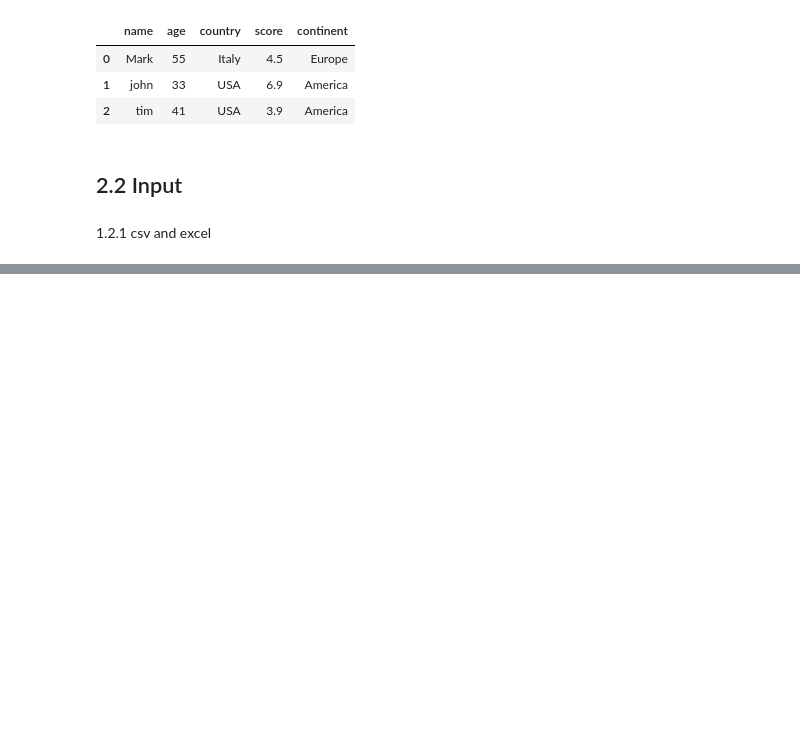
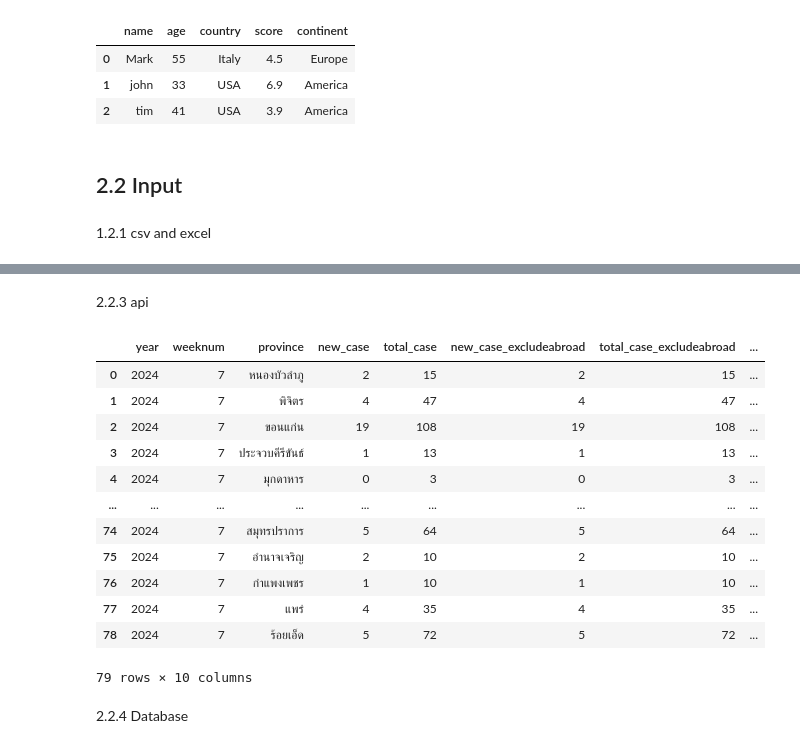
Before and after one commit to NMB-MIC/python_office_2025_02_13, a Jupyter notebook: src/02_pandas.ipynb, the cells around one changed output, grey strips where cells are left out. Saved outputs shown, nothing was run; the diff lists cells and outputs as text; code cells hidden in the pictures; blank space fills up the shorter version.

```diff
--- a/src/02_pandas.ipynb
+++ b/src/02_pandas.ipynb
@@ -49,0 +196,29 @@ df = pd.read_csv()
+# %% [markdown]
+2.2.3 api
+# %%
+#!pip install requests
+import requests
+
+url = "https://covid19.ddc.moph.go.th/api/Cases/today-cases-by-provinces"
+res = requests.get(url,headers={"User-Agent" : "Mozilla/5.0"})
+data = res.json()
+#print(data)
+
+df =pd.DataFrame.from_dict(data)
+df
+# %% [output]
+|  | year | weeknum | province | new_case | total_case | new_case_excludeabroad | total_case_excludeabroad | ... |
+| 0 | 2024 | 7 | หนองบัวลำภู | 2 | 15 | 2 | 15 | ... |
+| 1 | 2024 | 7 | พิจิตร | 4 | 47 | 4 | 47 | ... |
+| 2 | 2024 | 7 | ขอนแก่น | 19 | 108 | 19 | 108 | ... |
+| 3 | 2024 | 7 | ประจวบคีรีขันธ์ | 1 | 13 | 1 | 13 | ... |
+| 4 | 2024 | 7 | มุกดาหาร | 0 | 3 | 0 | 3 | ... |
+| ... | ... | ... | ... | ... | ... | ... | ... | ... |
+| 74 | 2024 | 7 | สมุทรปราการ | 5 | 64 | 5 | 64 | ... |
+| 75 | 2024 | 7 | อำนาจเจริญ | 2 | 10 | 2 | 10 | ... |
+| 76 | 2024 | 7 | กำแพงเพชร | 1 | 10 | 1 | 10 | ... |
+| 77 | 2024 | 7 | แพร่ | 4 | 35 | 4 | 35 | ... |
+| 78 | 2024 | 7 | ร้อยเอ็ด | 5 | 72 | 5 | 72 | ... |
+79 rows × 10 columns
+# %% [markdown]
+2.2.4 Database
```
Also changed, not shown: parts of 11 cells of this notebook, 1 other file.
